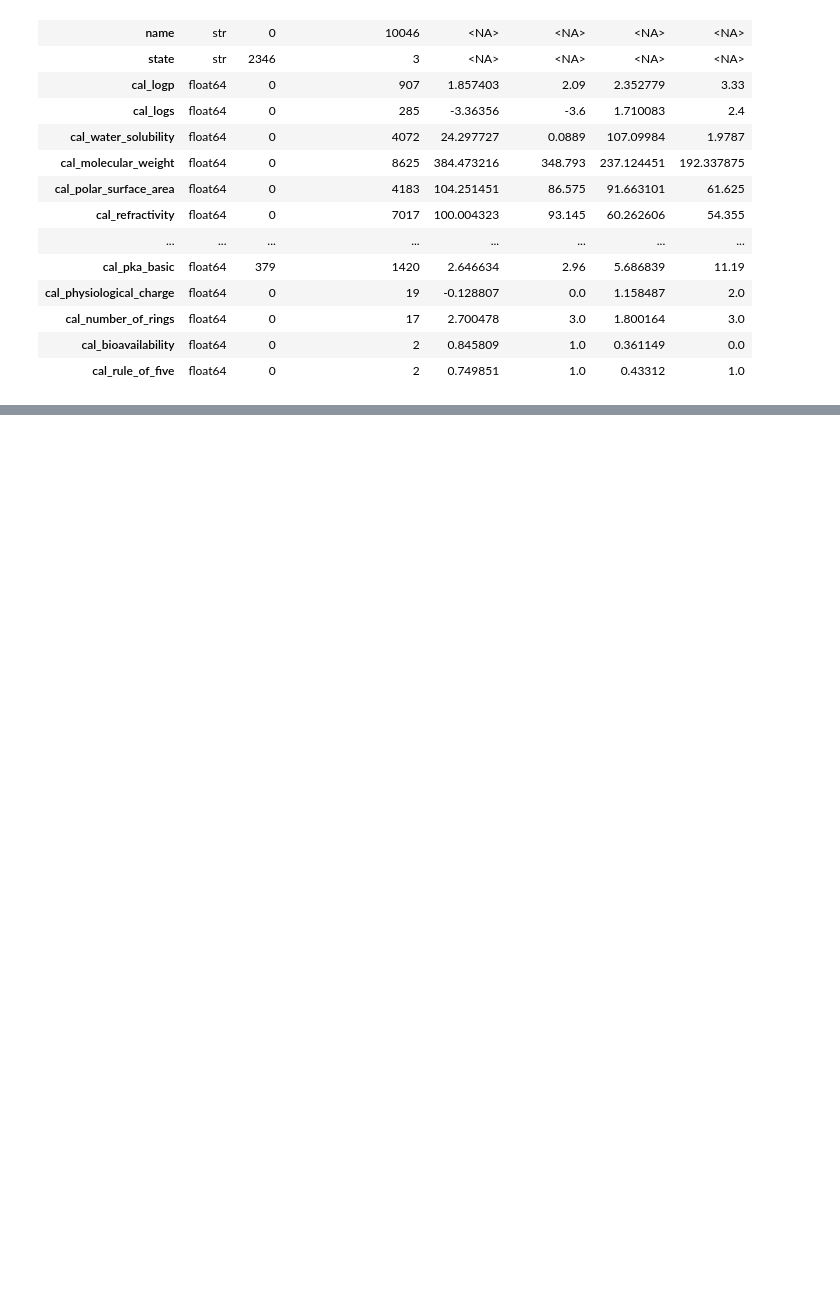
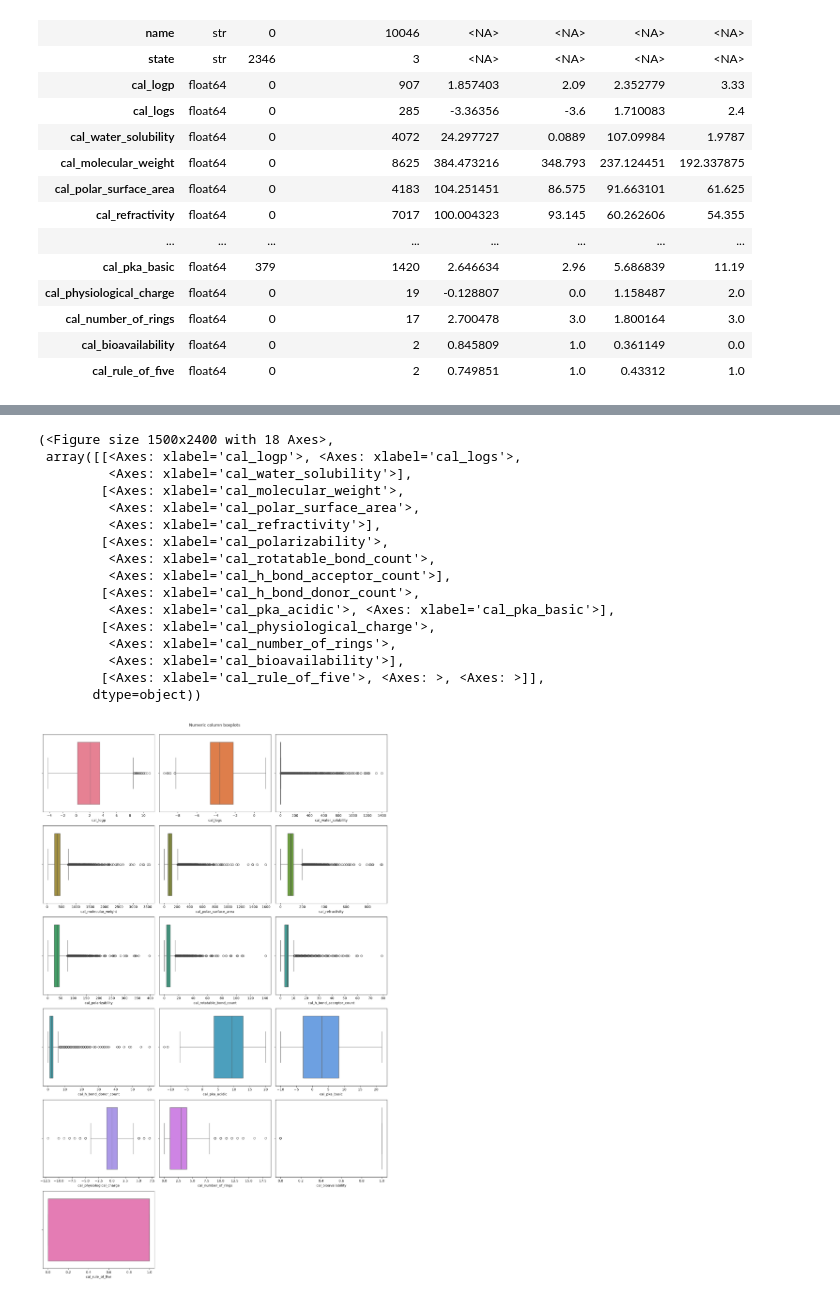
Before and after one commit to Cbl41K/StatsLab1, a Jupyter notebook: notebooks/data_review.ipynb, the cells around one changed output, grey strips where cells are left out. Saved outputs shown, nothing was run; the diff lists cells and outputs as text; code cells hidden in the pictures; blank space fills up the shorter version.

```diff
--- a/notebooks/data_review.ipynb
+++ b/notebooks/data_review.ipynb
@@ -83,0 +124,21 @@ corr_matrix = data_structure.plot_corr_matrix(df_cleaned)
+# %%
+from supporting_functions.data_structure import plot_boxplots
+plot_boxplots(df_cleaned)
+# %% [output]
+(<Figure size 1500x2400 with 18 Axes>,
+ array([[<Axes: xlabel='cal_logp'>, <Axes: xlabel='cal_logs'>,
+         <Axes: xlabel='cal_water_solubility'>],
+        [<Axes: xlabel='cal_molecular_weight'>,
+         <Axes: xlabel='cal_polar_surface_area'>,
+         <Axes: xlabel='cal_refractivity'>],
+        [<Axes: xlabel='cal_polarizability'>,
+         <Axes: xlabel='cal_rotatable_bond_count'>,
+         <Axes: xlabel='cal_h_bond_acceptor_count'>],
+        [<Axes: xlabel='cal_h_bond_donor_count'>,
+         <Axes: xlabel='cal_pka_acidic'>, <Axes: xlabel='cal_pka_basic'>],
+        [<Axes: xlabel='cal_physiological_charge'>,
+         <Axes: xlabel='cal_number_of_rings'>,
+         <Axes: xlabel='cal_bioavailability'>],
+        [<Axes: xlabel='cal_rule_of_five'>, <Axes: >, <Axes: >]],
+       dtype=object))
+[figure, added]
```
Also changed, not shown: parts of 14 cells of this notebook, 1 other file.
